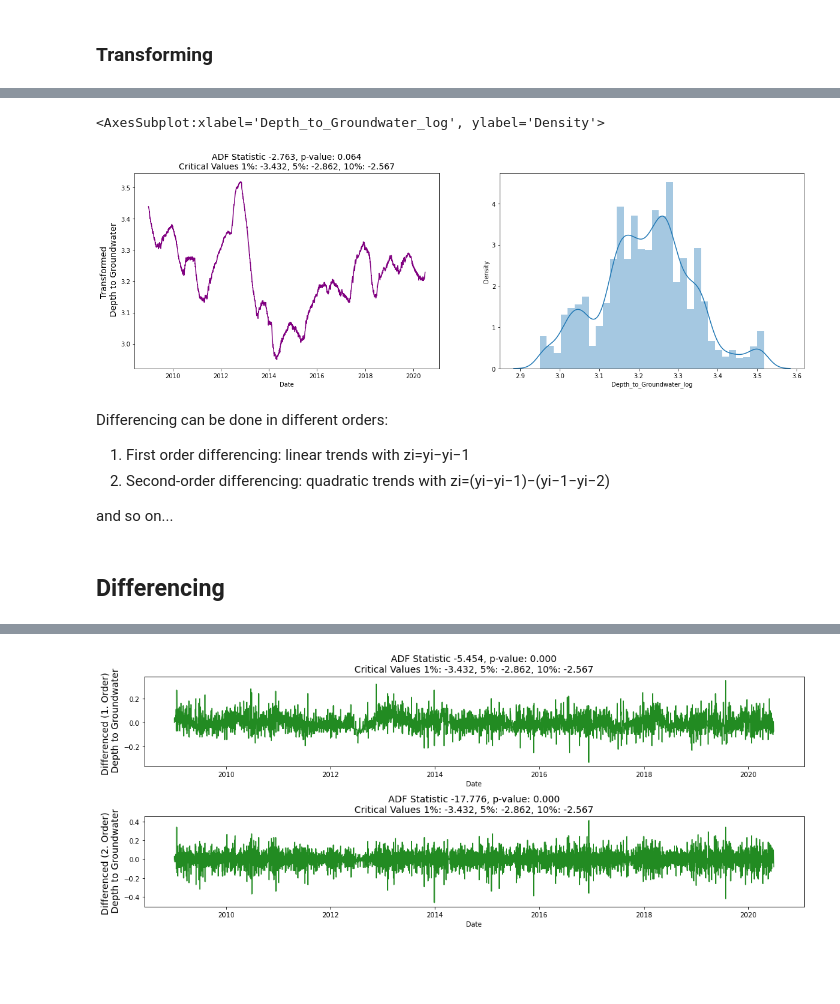
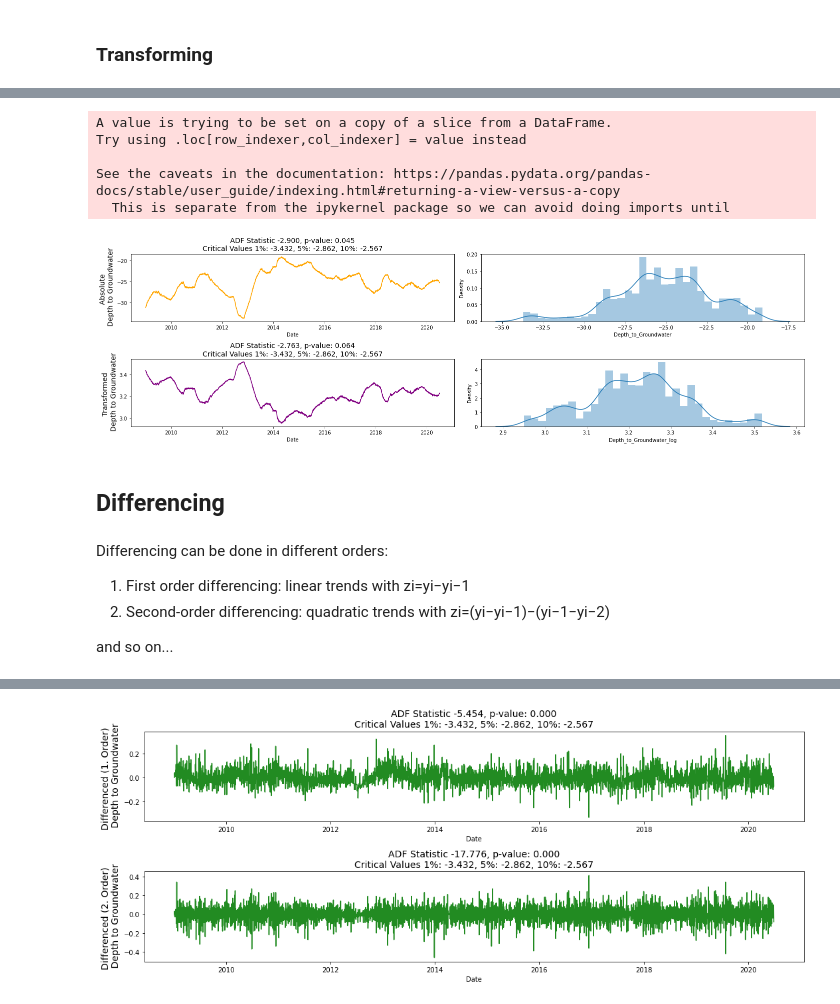
Before and after one commit to sweta0805/Capstone3Project, a Jupyter notebook: Capstone3_Data_wrangling & EDA.ipynb, the cells around one changed output, grey strips where cells are left out. Saved outputs shown, nothing was run; the diff lists cells and outputs as text; code cells hidden in the pictures; blank space fills up the shorter version.

Commit message:
Modeling Steps

```diff
--- a/Capstone3_Data_wrangling & EDA.ipynb
+++ b/Capstone3_Data_wrangling & EDA.ipynb
@@ -516,0 +520,5 @@ df.head()
+# %%
+df = old_df[['Date','Depth_to_Groundwater']]
+#df.set_index('Date', inplace = True)
+df.head()
+#df.info()
@@ -670,8 +651,6 @@ Now, we are going to check for each variable:
 The p-value is less than 0.05
 Check the range of the ADF statistic compared with critical_values
 # %%
-f, ax = plt.subplots(nrows=3, ncols=2, figsize=(15, 9))
-
 def visualize_adfuller_results(series, title, ax):
     result = adfuller(series)
     significance_level = 0.05
@@ -694,14 +673,10 @@ def visualize_adfuller_results(series, title, ax):
     ax.set_title(f'ADF Statistic {adf_stat:0.3f}, p-value: {p_val:0.3f}\nCritical Values 1%: {crit_val_1:0.3f}, 5%: {crit_val_5:0.3f}, 10%: {crit_val_10:0.3f}', fontsize=14)
     ax.set_ylabel(ylabel=title, fontsize=14)
 
-visualize_adfuller_results(df['Rainfall'].values, 'Rainfall', ax[0, 0])
-visualize_adfuller_results(df['Temperature_Bastia_Umbra'].values, 'Temperature_Bastia', ax[1, 0])
-visualize_adfuller_results(df['Temperature_Petrignano'].values, 'Temperature_Petrigano', ax[2, 0])
-visualize_adfuller_results(df['River_Hydrometry'].values, 'River_Hydrometry', ax[0, 1])
-visualize_adfuller_results(df['Drainage_Volume'].values, 'Drainage_Volume', ax[1, 1])
-visualize_adfuller_results(df['Depth_to_Groundwater'].values, 'Depth_to_Groundwater', ax[2, 1])
+f, ax = plt.subplots(nrows=1, ncols=1, figsize=(15, 9))
+visualize_adfuller_results(df['Depth_to_Groundwater'].values, 'Depth_to_Groundwater', ax)
 
-#f.delaxes(ax[2, 1])
-plt.tight_layout()
+#f.delaxes(ax)
+#plt.tight_layout()
 plt.show()
 # %% [output]
@@ -713,3 +688,12 @@ The two most common methods to achieve stationarity are:
 
 1. Transformation: e.g. log or square root to stabilize non-constant variance
 2. Differencing: subtracts the current value from the previous
+# %%
+from statsmodels.tsa.seasonal import seasonal_decompose
+
+decompose_cols =  ['Depth_to_Groundwater']
+
+for col in decompose_cols:
+    decomp = seasonal_decompose(df[col], freq=52, model='additive', extrapolate_trend='freq')
+    df[f"{col}_trend"] = decomp.trend
+    df[f"{col}_seasonal"] = decomp.seasonal
@@ -722,11 +722,28 @@ df['Depth_to_Groundwater_log'] = np.log(abs(df.Depth_to_Groundwater))
 # %%
-f, ax = plt.subplots(nrows=1, ncols=2, figsize=(20, 6))
-visualize_adfuller_results(df['Depth_to_Groundwater_log'], 'Transformed \n Depth to Groundwater', ax[0])
+# Log Transform of absolute values
+# (Log transoform of negative values will return NaN)
+df['Depth_to_Groundwater_log'] = np.log(abs(df['Depth_to_Groundwater']))
 
-sns.distplot(df['Depth_to_Groundwater_log'], ax=ax[1])
+f, ax = plt.subplots(nrows=2, ncols=2, figsize=(20, 6))
+
+visualize_adfuller_results(df['Depth_to_Groundwater'], 'Absolute \n Depth to Groundwater', ax[0,0])
+sns.distplot(df['Depth_to_Groundwater'], ax=ax[0,1])
+
+visualize_adfuller_results(df['Depth_to_Groundwater_log'], 'Transformed \n Depth to Groundwater', ax[1,0])
+sns.distplot(df['Depth_to_Groundwater_log'], ax=ax[1,1])
+
+
+#f.delaxes(ax)
+plt.tight_layout()
 # %% [output]
-<AxesSubplot:xlabel='Depth_to_Groundwater_log', ylabel='Density'>
+A value is trying to be set on a copy of a slice from a DataFrame.
+Try using .loc[row_indexer,col_indexer] = value instead
+
+See the caveats in the documentation: https://pandas.pydata.org/pandas-docs/stable/user_guide/indexing.html#returning-a-view-versus-a-copy
+  This is separate from the ipykernel package so we can avoid doing imports until
-[figure, old version]
+[figure, new version]
+# %% [markdown]
+## Differencing
 # %% [markdown]
 Differencing can be done in different orders:
 
@@ -734,8 +751,6 @@ Differencing can be done in different orders:
 2. Second-order differencing: quadratic trends with  zi=(yi−yi−1)−(yi−1−yi−2)
 
 and so on...
-# %% [markdown]
-## Differencing
 # %%
 # First Order Differencing
 ts_diff = np.diff(df.Depth_to_Groundwater)
```
Also changed, not shown: parts of 72 cells of this notebook, 1 other file.
